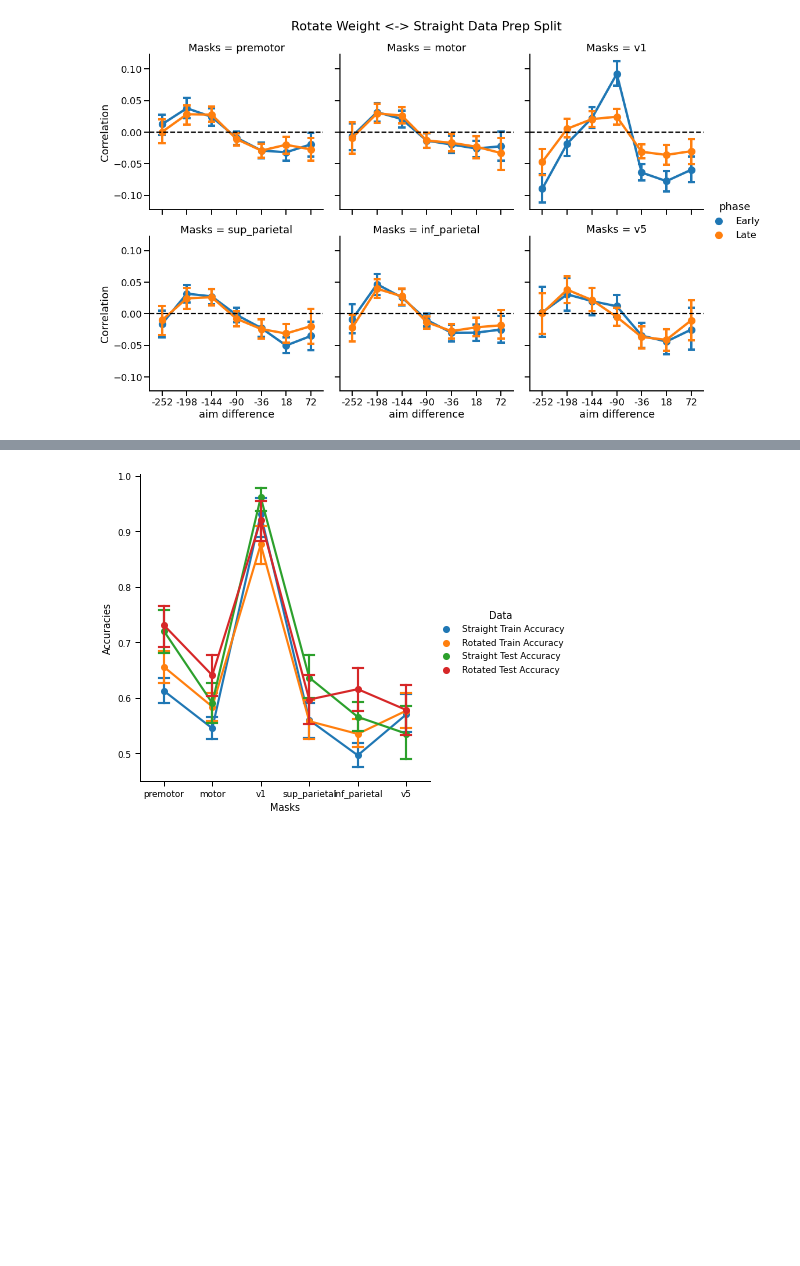
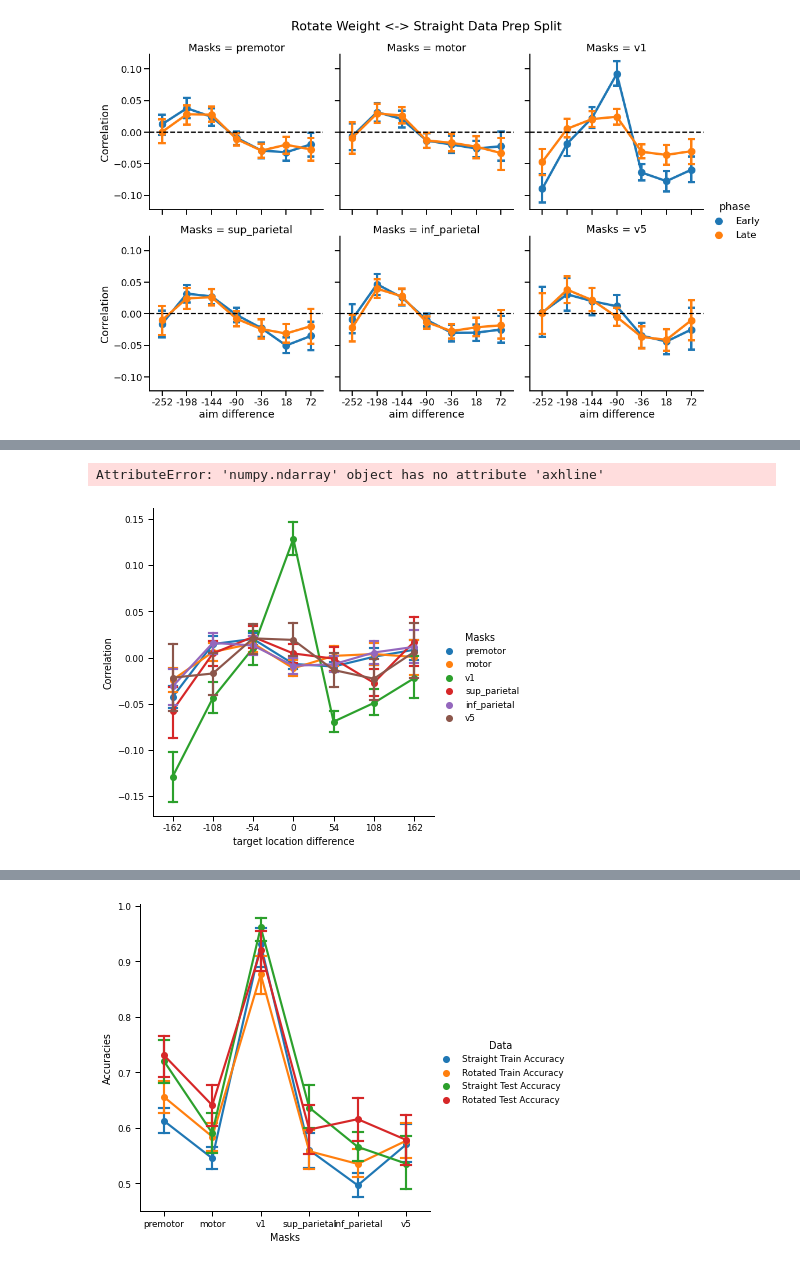
Before and after one commit to tejas-savalia/fmri_project, a Jupyter notebook: across_subjects_mvpa.ipynb, the cells around one changed output, grey strips where cells are left out. Saved outputs shown, nothing was run; the diff lists cells and outputs as text; code cells hidden in the pictures; blank space fills up the shorter version.

```diff
--- a/across_subjects_mvpa.ipynb
+++ b/across_subjects_mvpa.ipynb
@@ -135 +153,14 @@ g.fig.subplots_adjust(top=.9)
+# %%
+sns.set_context('paper')
+g = sns.catplot(x = 'target location difference', y = 'Correlation', hue = 'Masks',
+            data = weight_weight_corr_svm,
+            kind = 'point', capsize = 0.2,
+           )
+for col in range(1):
+    g.axes[col].axhline(0, ls = '--', color = 'black')
+g.fig.suptitle('Rotate Weight <-> Straight Data (Whole Prep)')
+g.fig.subplots_adjust(top=.9)
+# %% [output]
+AttributeError: 'numpy.ndarray' object has no attribute 'axhline'
+[figure, added]
 # %%
```
Also changed, not shown: parts of 8 cells of this notebook, 3 other files.
